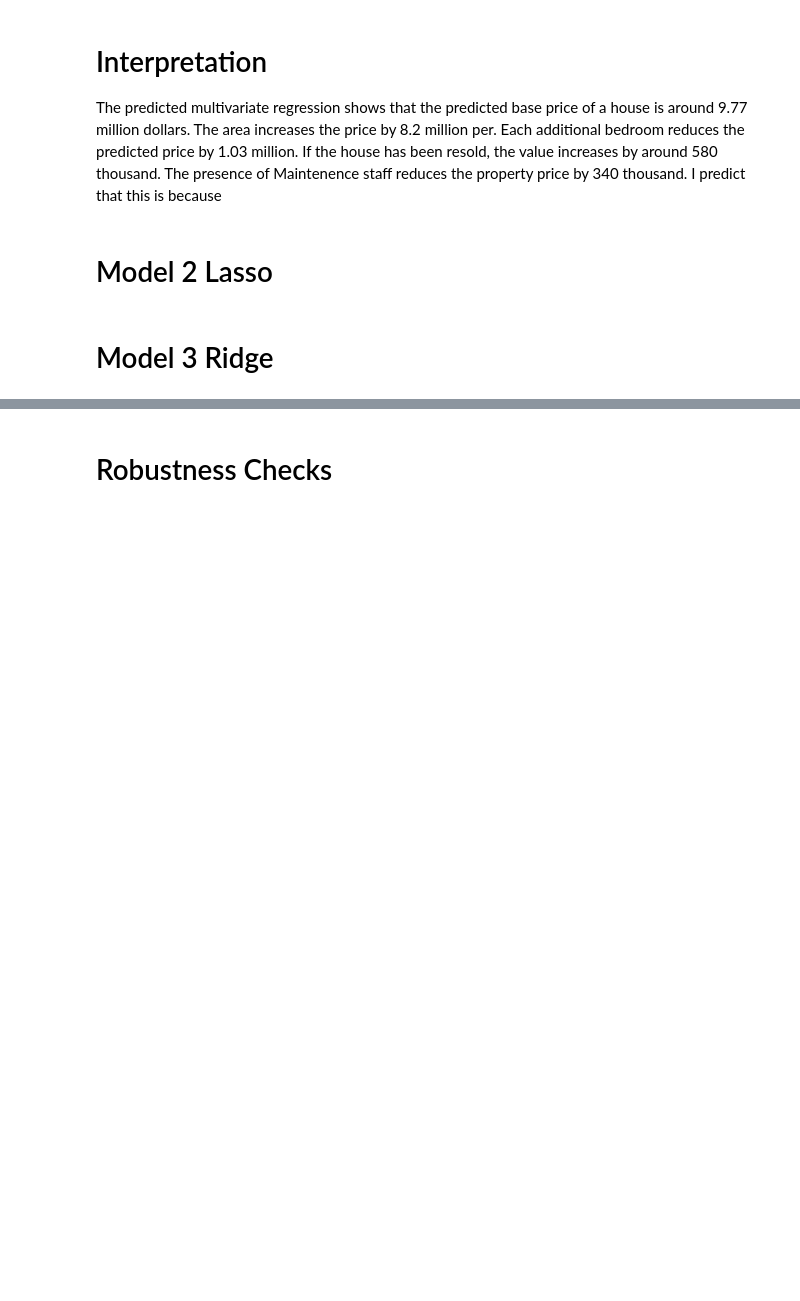
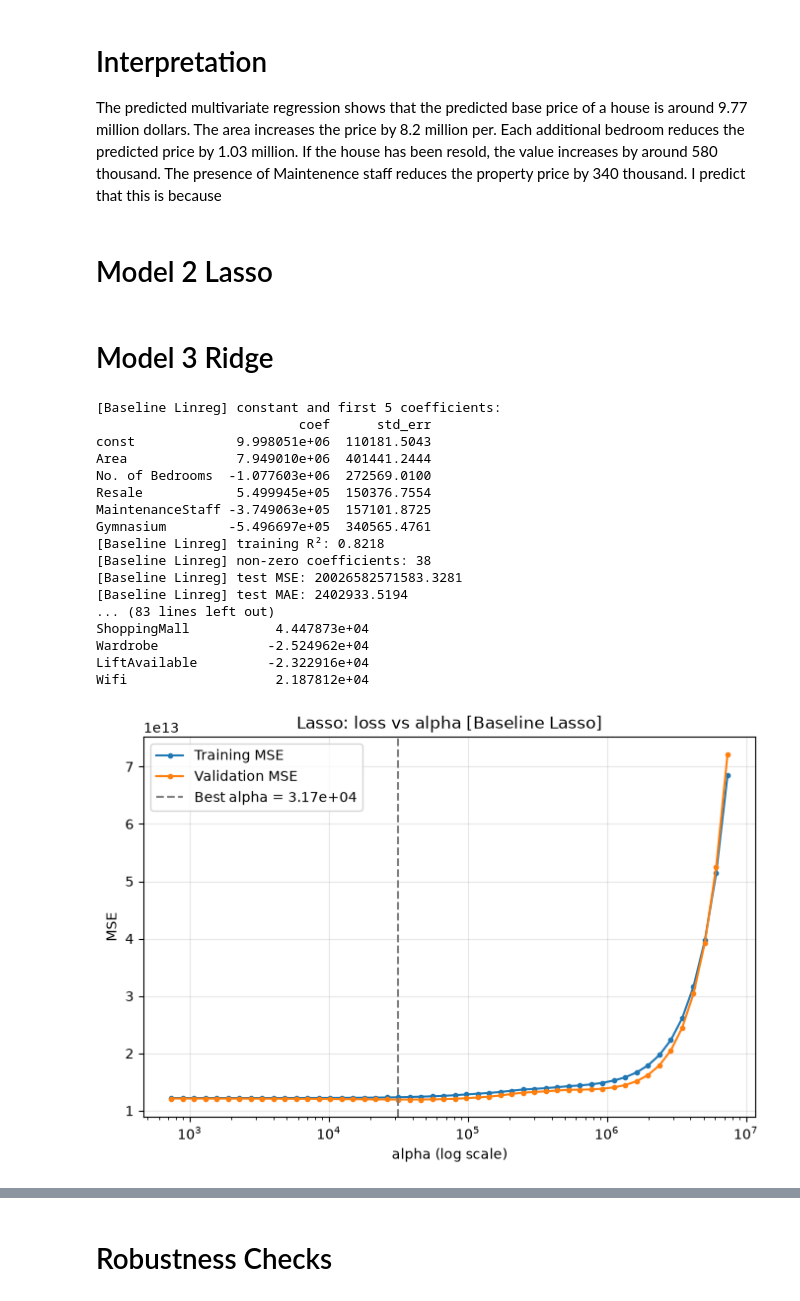
Before and after one commit to triazzlon/ML-Assignment, a Jupyter notebook: MLF_CASE_2930864_XX.ipynb, the cells around one changed output, grey strips where cells are left out. Drawn from its saved outputs; the diff is of its cells as text; code cells hidden in the pictures; blank space fills up the shorter version.

```diff
--- a/MLF_CASE_2930864_XX.ipynb
+++ b/MLF_CASE_2930864_XX.ipynb
@@ -612,3 +542,34 @@ def run_ridge(prepared, label, feature_names=None, n_alphas=50, decades=1000, ma
         print(nz.reindex(nz.abs().sort_values(ascending=False).index).to_string(), "\n")
 
     return results, best_model, pd.DataFrame({"alpha": alphas, "train_mse": train_mses, "val_mse": val_mses})
+# %%
+#Comparing all three models
+
+res_linear = run_linreg(X_clean, "Baseline Linreg", df_clean.drop(columns=["Price"]).columns)
+res_lasso, lasso_model, lasso_loss = run_lasso(
+    X_clean, "Baseline Lasso",
+    feature_names=df_clean.drop(columns=["Price"]).columns
+)
+res_ridge, ridge_model, ridge_loss = run_ridge(
+    X_clean, "Baseline Ridge",
+    feature_names=df_clean.drop(columns=["Price"]).columns
+)
+# %% [output]
+[Baseline Linreg] constant and first 5 coefficients:
+                          coef      std_err
+const             9.998051e+06  110181.5043
+Area              7.949010e+06  401441.2444
+No. of Bedrooms  -1.077603e+06  272569.0100
+Resale            5.499945e+05  150376.7554
+MaintenanceStaff -3.749063e+05  157101.8725
+Gymnasium        -5.496697e+05  340565.4761
+[Baseline Linreg] training R²: 0.8218
+[Baseline Linreg] non-zero coefficients: 38
+[Baseline Linreg] test MSE: 20026582571583.3281
+[Baseline Linreg] test MAE: 2402933.5194
+... (83 lines left out)
+ShoppingMall           4.447873e+04
+Wardrobe              -2.524962e+04
+LiftAvailable         -2.322916e+04
+Wifi                   2.187812e+04
+[figure, added]
```
Also changed, not shown: parts of 43 cells of this notebook, 1 other file.
